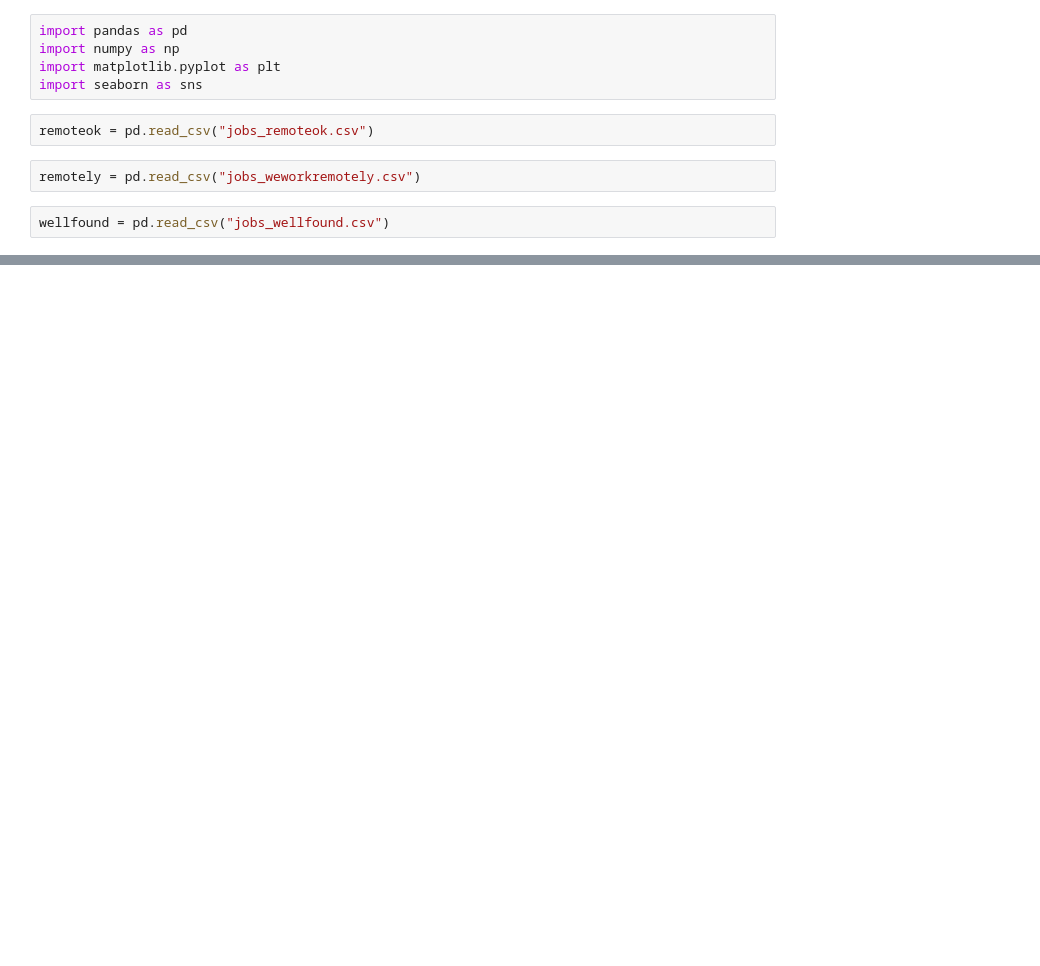
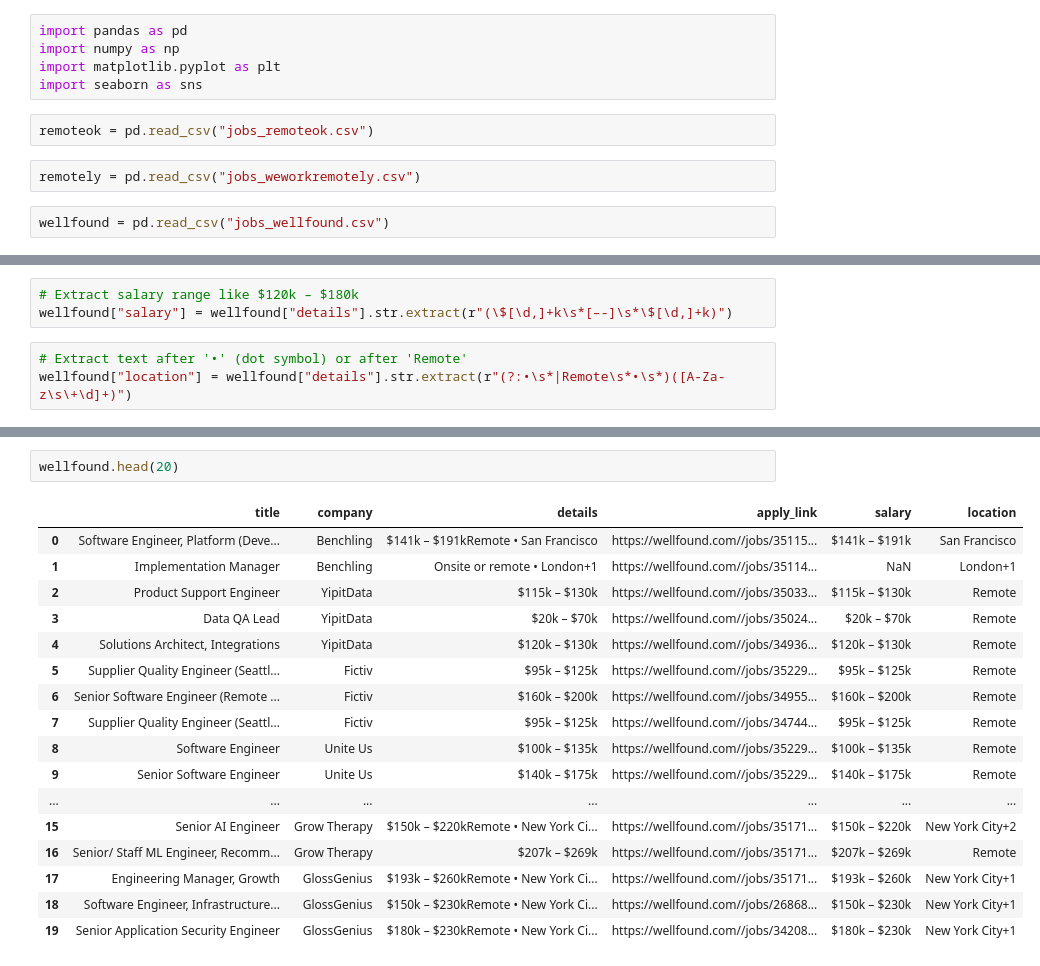
Before and after one commit to Boffins03/Remote-Job-Analyzer, a Jupyter notebook: data/processed/Untitled.ipynb, the cells around one changed output, grey strips where cells are left out. Saved outputs shown, nothing was run; the diff lists cells and outputs as text; blank space fills up the shorter version.

```diff
--- a/data/processed/Untitled.ipynb
+++ b/data/processed/Untitled.ipynb
@@ -53,0 +299,6 @@ memory usage: 12.6+ KB
+# %%
+# Extract salary range like $120k – $180k
+wellfound["salary"] = wellfound["details"].str.extract(r"(\$[\d,]+k\s*[–-]\s*\$[\d,]+k)")
+# %%
+# Extract text after '•' (dot symbol) or after 'Remote'
+wellfound["location"] = wellfound["details"].str.extract(r"(?:•\s*|Remote\s*•\s*)([A-Za-z\s\+\d]+)")
@@ -53,0 +414,20 @@ memory usage: 12.6+ KB
+# %%
+wellfound.head(20)
+# %% [output]
+|  | title | company | details | apply_link | salary | location |
+| 0 | Software Engineer, Platform (Deve... | Benchling | $141k – $191kRemote • San Francisco | https://wellfound.com//jobs/35115... | $141k – $191k | San Francisco |
+| 1 | Implementation Manager | Benchling | Onsite or remote • London+1 | https://wellfound.com//jobs/35114... | NaN | London+1 |
+| 2 | Product Support Engineer | YipitData | $115k – $130k | https://wellfound.com//jobs/35033... | $115k – $130k | Remote |
+| 3 | Data QA Lead | YipitData | $20k – $70k | https://wellfound.com//jobs/35024... | $20k – $70k | Remote |
+| 4 | Solutions Architect, Integrations | YipitData | $120k – $130k | https://wellfound.com//jobs/34936... | $120k – $130k | Remote |
+| 5 | Supplier Quality Engineer (Seattl... | Fictiv | $95k – $125k | https://wellfound.com//jobs/35229... | $95k – $125k | Remote |
+| 6 | Senior Software Engineer (Remote ... | Fictiv | $160k – $200k | https://wellfound.com//jobs/34955... | $160k – $200k | Remote |
+| 7 | Supplier Quality Engineer (Seattl... | Fictiv | $95k – $125k | https://wellfound.com//jobs/34744... | $95k – $125k | Remote |
+| 8 | Software Engineer | Unite Us | $100k – $135k | https://wellfound.com//jobs/35229... | $100k – $135k | Remote |
+| 9 | Senior Software Engineer | Unite Us | $140k – $175k | https://wellfound.com//jobs/35229... | $140k – $175k | Remote |
+| ... | ... | ... | ... | ... | ... | ... |
+| 15 | Senior AI Engineer | Grow Therapy | $150k – $220kRemote • New York Ci... | https://wellfound.com//jobs/35171... | $150k – $220k | New York City+2 |
+| 16 | Senior/ Staff ML Engineer, Recomm... | Grow Therapy | $207k – $269k | https://wellfound.com//jobs/35171... | $207k – $269k | Remote |
+| 17 | Engineering Manager, Growth | GlossGenius | $193k – $260kRemote • New York Ci... | https://wellfound.com//jobs/35171... | $193k – $260k | New York City+1 |
+| 18 | Software Engineer, Infrastructure... | GlossGenius | $150k – $230kRemote • New York Ci... | https://wellfound.com//jobs/26868... | $150k – $230k | New York City+1 |
+| 19 | Senior Application Security Engineer | GlossGenius | $180k – $230kRemote • New York Ci... | https://wellfound.com//jobs/34208... | $180k – $230k | New York City+1 |
```
Also changed, not shown: parts of 46 cells of this notebook, 36 other files.
